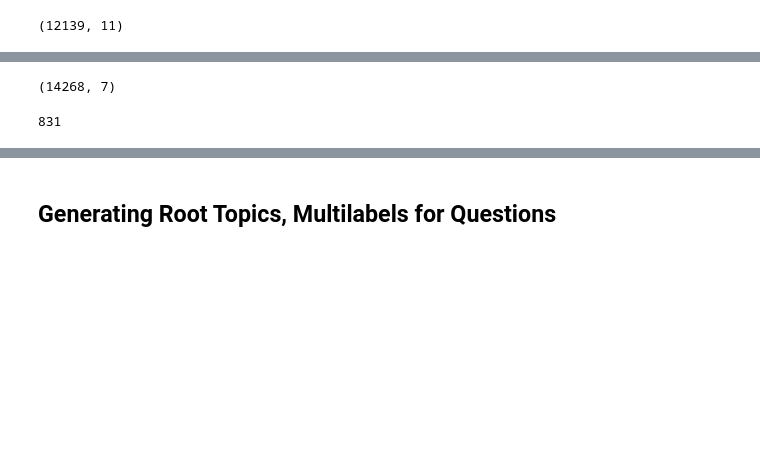
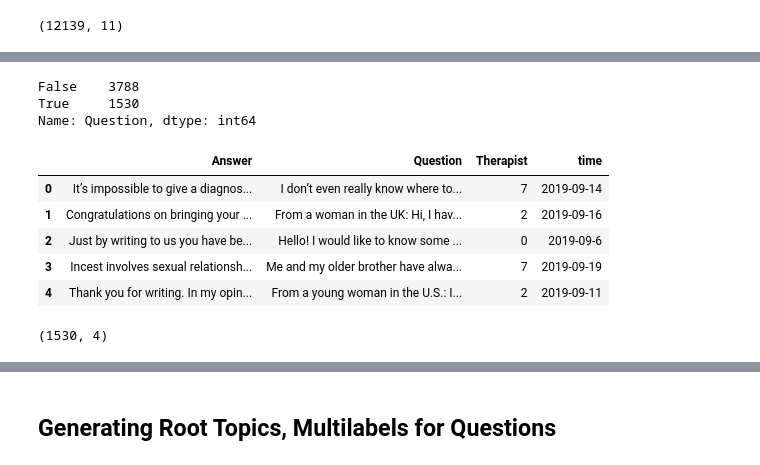
Before and after one commit to kaushikData/CURTIS-CURe_by_Therapy_Intelligent_System, a Jupyter notebook: notebooks/Data Preprocessing and Visualization.ipynb, the cells around one changed output, grey strips where cells are left out. Saved outputs shown, nothing was run; the diff lists cells and outputs as text; code cells hidden in the pictures; blank space fills up the shorter version.

```diff
--- a/notebooks/Data Preprocessing and Visualization.ipynb
+++ b/notebooks/Data Preprocessing and Visualization.ipynb
@@ -86,0 +76,26 @@ df = df.drop("index", axis = 1)
+# %%
+df_kaggle.Answer = df_kaggle.Answer.astype(str)
+df_kaggle.Question = df_kaggle.Question.astype(str)
+# %%
+if 'Unnamed: 0' in df_kaggle.columns:
+    df_kaggle.drop(['Unnamed: 0'], inplace = True, axis = 1)
+# %%
+(df_kaggle.Question.str.find("?") != -1).value_counts()
+# %% [output]
+False    3788
+True     1530
+Name: Question, dtype: int64
+# %%
+question_df = df_kaggle[df_kaggle.Question.str.find("?") != -1]
+# %%
+question_df = question_df.reset_index()
+question_df.drop(['index'], axis = 1, inplace = True)
+# %%
+question_df.head()
+# %% [output]
+|  | Answer | Question | Therapist | time |
+| 0 | It’s impossible to give a diagnos... | I don’t even really know where to... | 7 | 2019-09-14 |
+| 1 | Congratulations on bringing your ... | From a woman in the UK: Hi, I hav... | 2 | 2019-09-16 |
+| 2 | Just by writing to us you have be... | Hello! I would like to know some ... | 0 | 2019-09-6 |
+| 3 | Incest involves sexual relationsh... | Me and my older brother have alwa... | 7 | 2019-09-19 |
+| 4 | Thank you for writing. In my opin... | From a young woman in the U.S.: I... | 2 | 2019-09-11 |
@@ -87,8 +104,4 @@ df = df.drop("index", axis = 1)
 # %%
-df.shape
+question_df.shape
 # %% [output]
-(14268, 7)
+(1530, 4)
-# %%
-df.questionTitle.nunique()
-# %% [output]
-831
```
Also changed, not shown: parts of 43 cells of this notebook, 12 other files.
